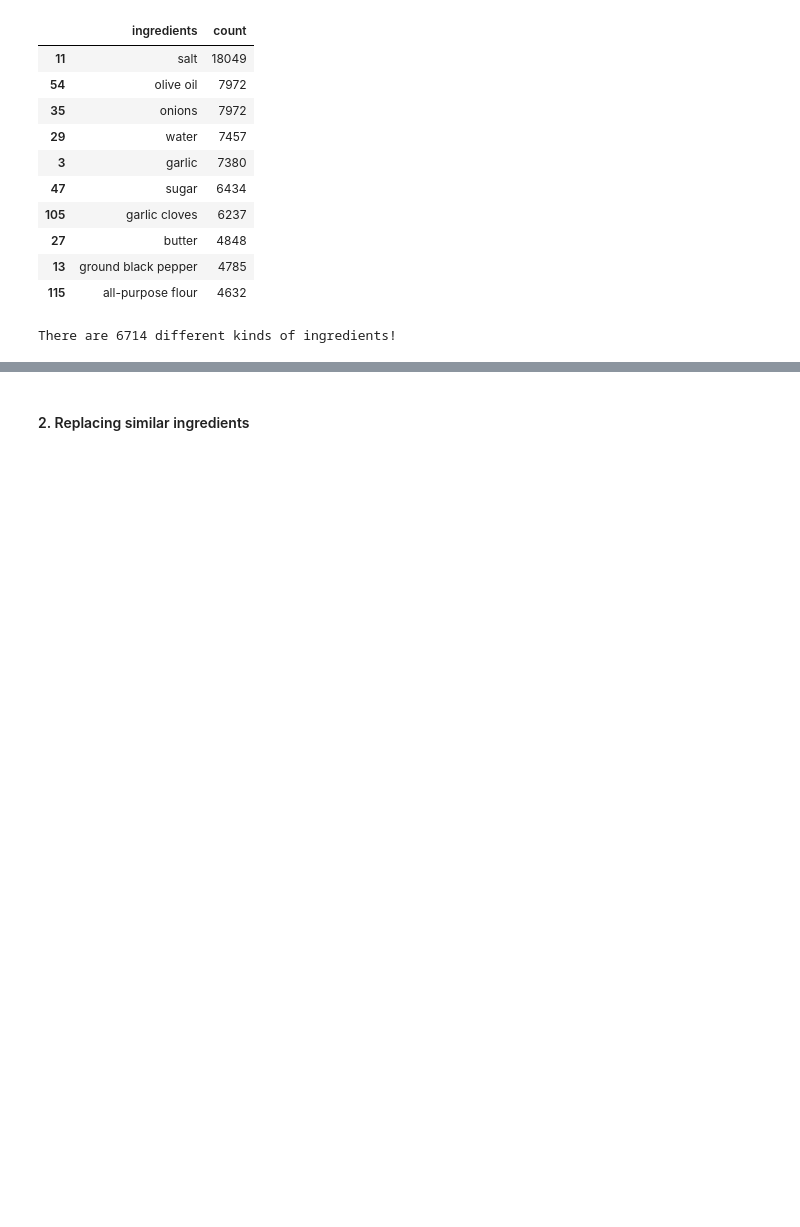
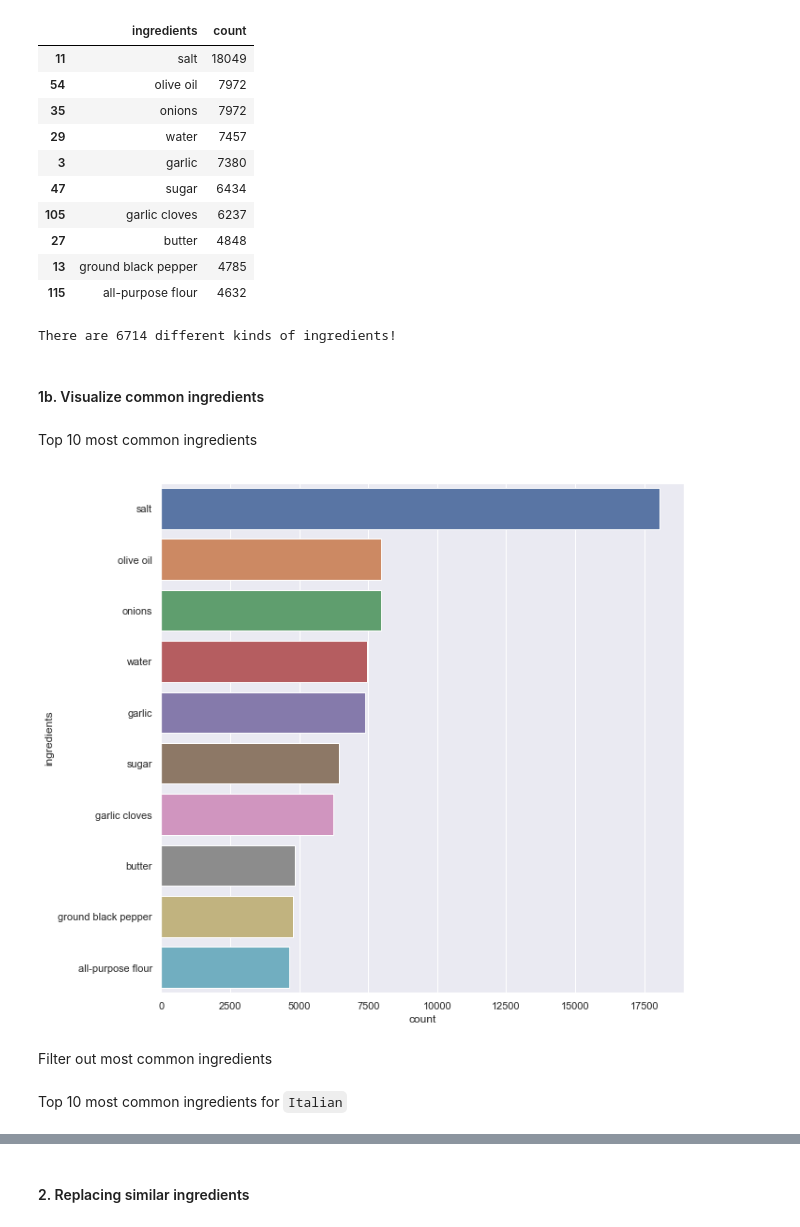
Before and after one commit to bluebehree/whats-cooking, a Jupyter notebook: whats-cooking.ipynb, the cells around one changed output, grey strips where cells are left out. Drawn from its saved outputs; the diff is of its cells as text; code cells hidden in the pictures; blank space fills up the shorter version.

```diff
--- a/whats-cooking.ipynb
+++ b/whats-cooking.ipynb
@@ -81,3 +81,16 @@ df.iloc[:10]
 print('There are {} different kinds of ingredients!'.format(df.shape[0]))
 # %% [output]
 There are 6714 different kinds of ingredients!
+# %% [markdown]
+#### 1b. Visualize common ingredients
+# %% [markdown]
+Top 10 most common ingredients
+# %%
+sns.set(rc={'figure.figsize':(10, 10)})
+common_ax = sns.barplot(y='ingredients', x='count', data=df.head(10))
+common_fig = common_ax.get_figure()
+common_fig.savefig('figures/10-most-common-ingredients.png', bbox_inches='tight')
+# %% [output]
+[figure, added]
+# %% [markdown]
+Filter out most common ingredients
@@ -83,0 +102,2 @@ There are 6714 different kinds of ingredients!
+# %% [markdown]
+Top 10 most common ingredients for `Italian`
```
Also changed, not shown: parts of 8 cells of this notebook, 5 other files.
